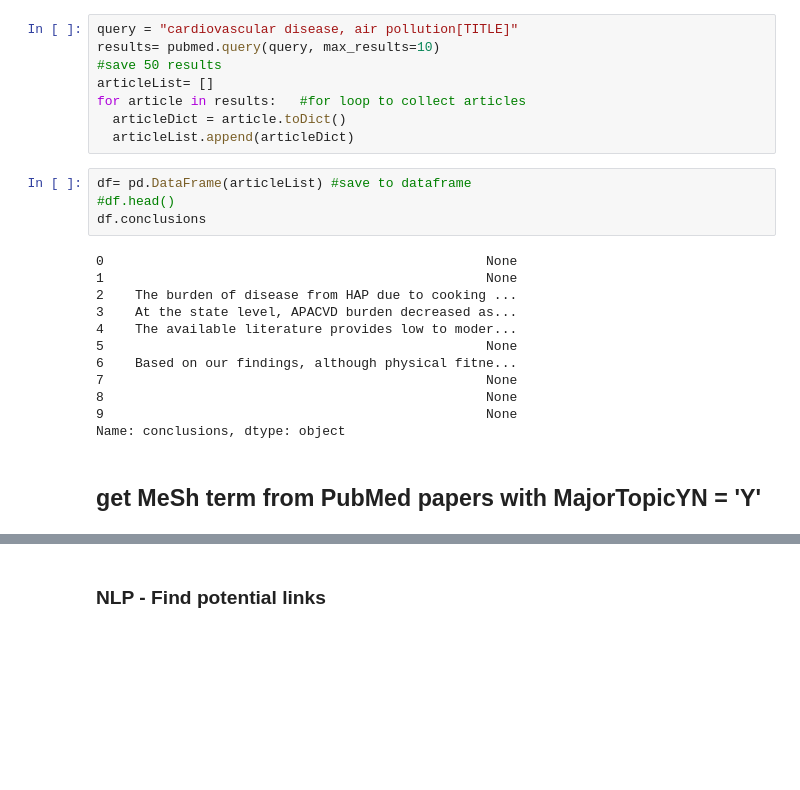
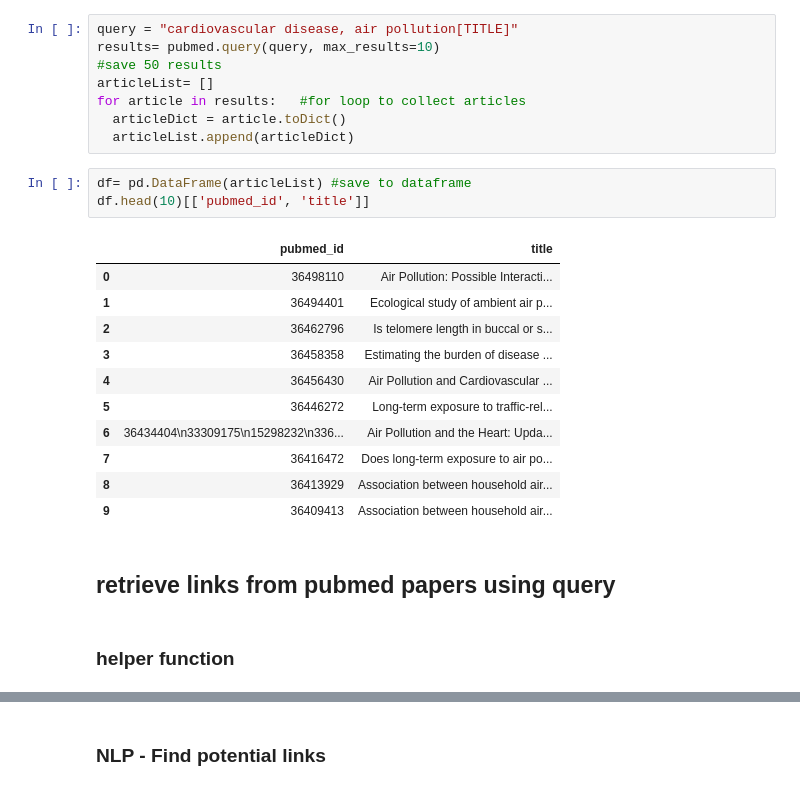
Before and after one commit to arthurhughes27/WBD-project, a Jupyter notebook: WBD File.ipynb, the cells around one changed output, grey strips where cells are left out. Drawn from its saved outputs; the diff is of its cells as text; blank space fills up the shorter version.

```diff
--- a/WBD File.ipynb
+++ b/WBD File.ipynb
@@ -34,22 +41,23 @@ for article in results:   #for loop to collect articles
   articleList.append(articleDict)
 # %%
 df= pd.DataFrame(articleList) #save to dataframe
-#df.head()
-df.conclusions
+df.head(10)[['pubmed_id', 'title']]
 # %% [output]
-0                                                 None
-1                                                 None
-2    The burden of disease from HAP due to cooking ...
-3    At the state level, APACVD burden decreased as...
-4    The available literature provides low to moder...
-5                                                 None
-6    Based on our findings, although physical fitne...
-7                                                 None
-8                                                 None
-9                                                 None
-Name: conclusions, dtype: object
+|  | pubmed_id | title |
+| 0 | 36498110 | Air Pollution: Possible Interacti... |
+| 1 | 36494401 | Ecological study of ambient air p... |
+| 2 | 36462796 | Is telomere length in buccal or s... |
+| 3 | 36458358 | Estimating the burden of disease ... |
+| 4 | 36456430 | Air Pollution and Cardiovascular ... |
+| 5 | 36446272 | Long-term exposure to traffic-rel... |
+| 6 | 36434404\n33309175\n15298232\n336... | Air Pollution and the Heart: Upda... |
+| 7 | 36416472 | Does long-term exposure to air po... |
+| 8 | 36413929 | Association between household air... |
+| 9 | 36409413 | Association between household air... |
 # %% [markdown]
-## get MeSh term from PubMed papers with MajorTopicYN = 'Y'
+## retrieve links from pubmed papers using query
+# %% [markdown]
+### helper function
 # %%
 def mesh_helper(pmid):
     # call PubMed API
```
Also changed, not shown: parts of 22 cells of this notebook.
